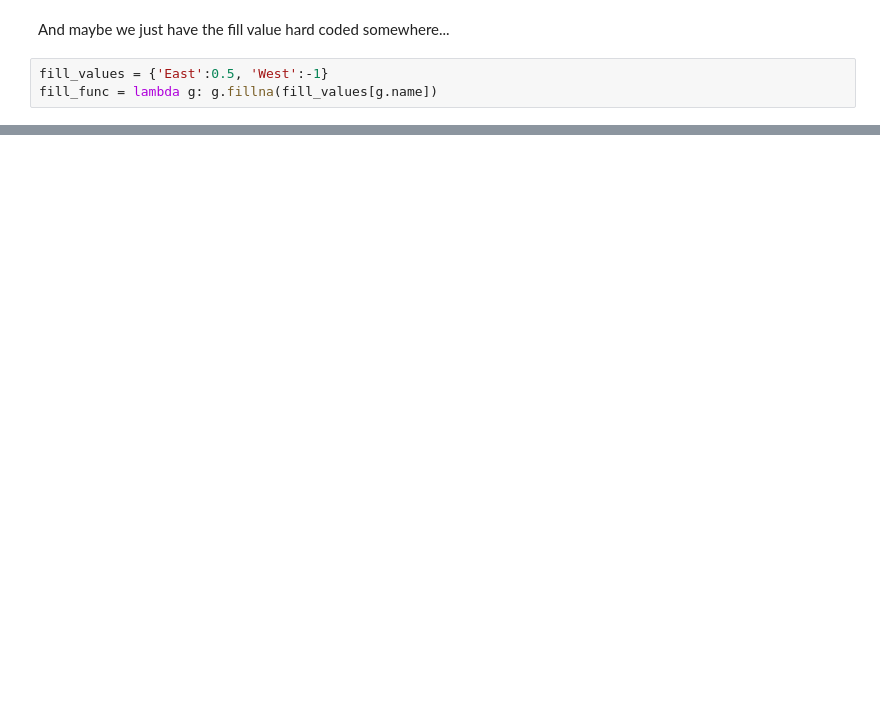
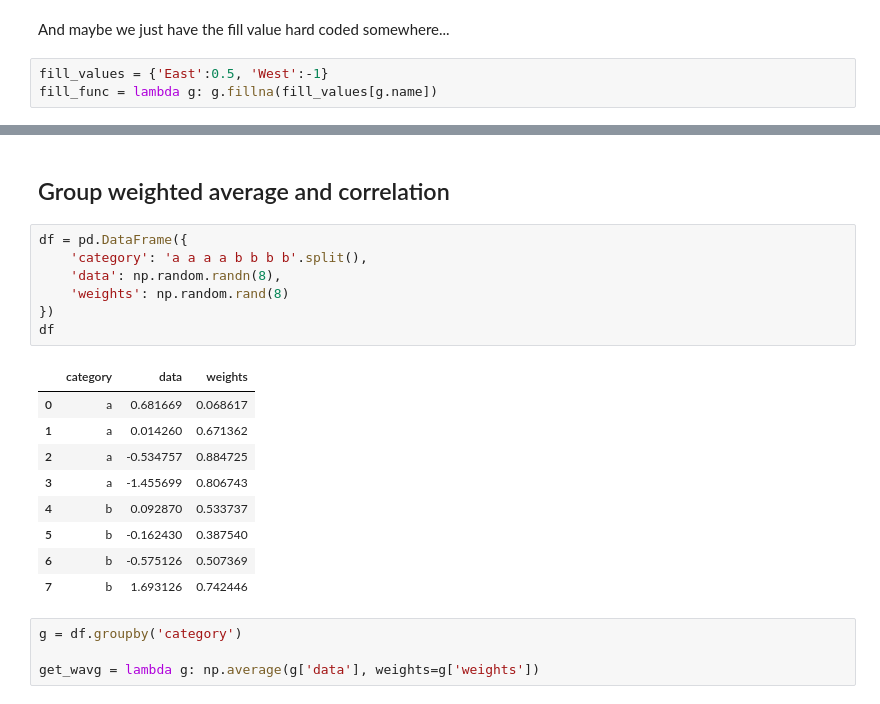
Before and after one commit to mehemken/technique, a Jupyter notebook: groupby.ipynb, the cells around one changed output, grey strips where cells are left out. Saved outputs shown, nothing was run; the diff lists cells and outputs as text; blank space fills up the shorter version.

```diff
--- a/groupby.ipynb
+++ b/groupby.ipynb
@@ -957,0 +1020,23 @@ on page 308
+# %% [markdown]
+## Group weighted average and correlation
+# %%
+df = pd.DataFrame({
+    'category': 'a a a a b b b b'.split(),
+    'data': np.random.randn(8),
+    'weights': np.random.rand(8)
+})
+df
+# %% [output]
+|  | category | data | weights |
+| 0 | a | 0.681669 | 0.068617 |
+| 1 | a | 0.014260 | 0.671362 |
+| 2 | a | -0.534757 | 0.884725 |
+| 3 | a | -1.455699 | 0.806743 |
+| 4 | b | 0.092870 | 0.533737 |
+| 5 | b | -0.162430 | 0.387540 |
+| 6 | b | -0.575126 | 0.507369 |
+| 7 | b | 1.693126 | 0.742446 |
+# %%
+g = df.groupby('category')
+
+get_wavg = lambda g: np.average(g['data'], weights=g['weights'])
```
Also changed, not shown: parts of 48 cells of this notebook, 1 other file.
